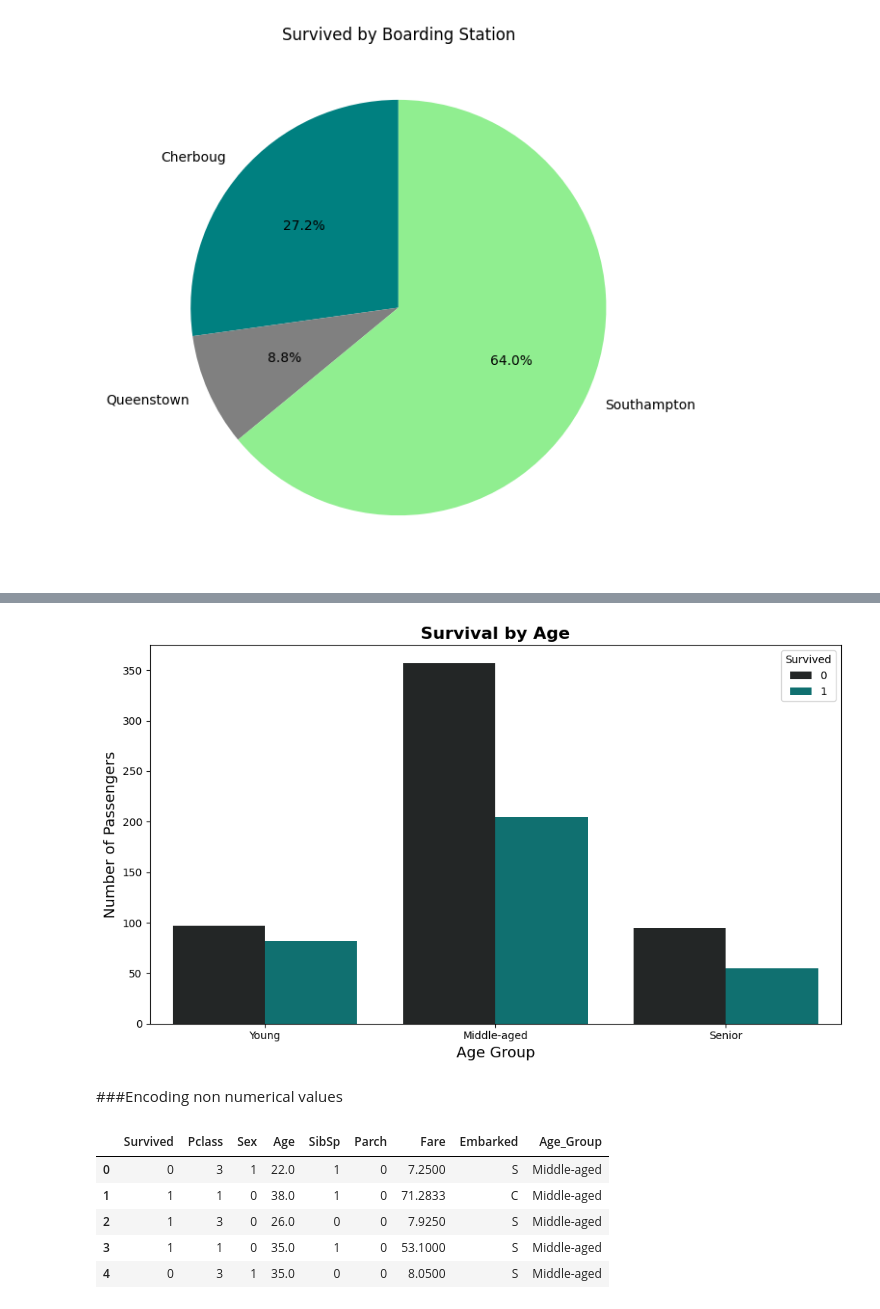
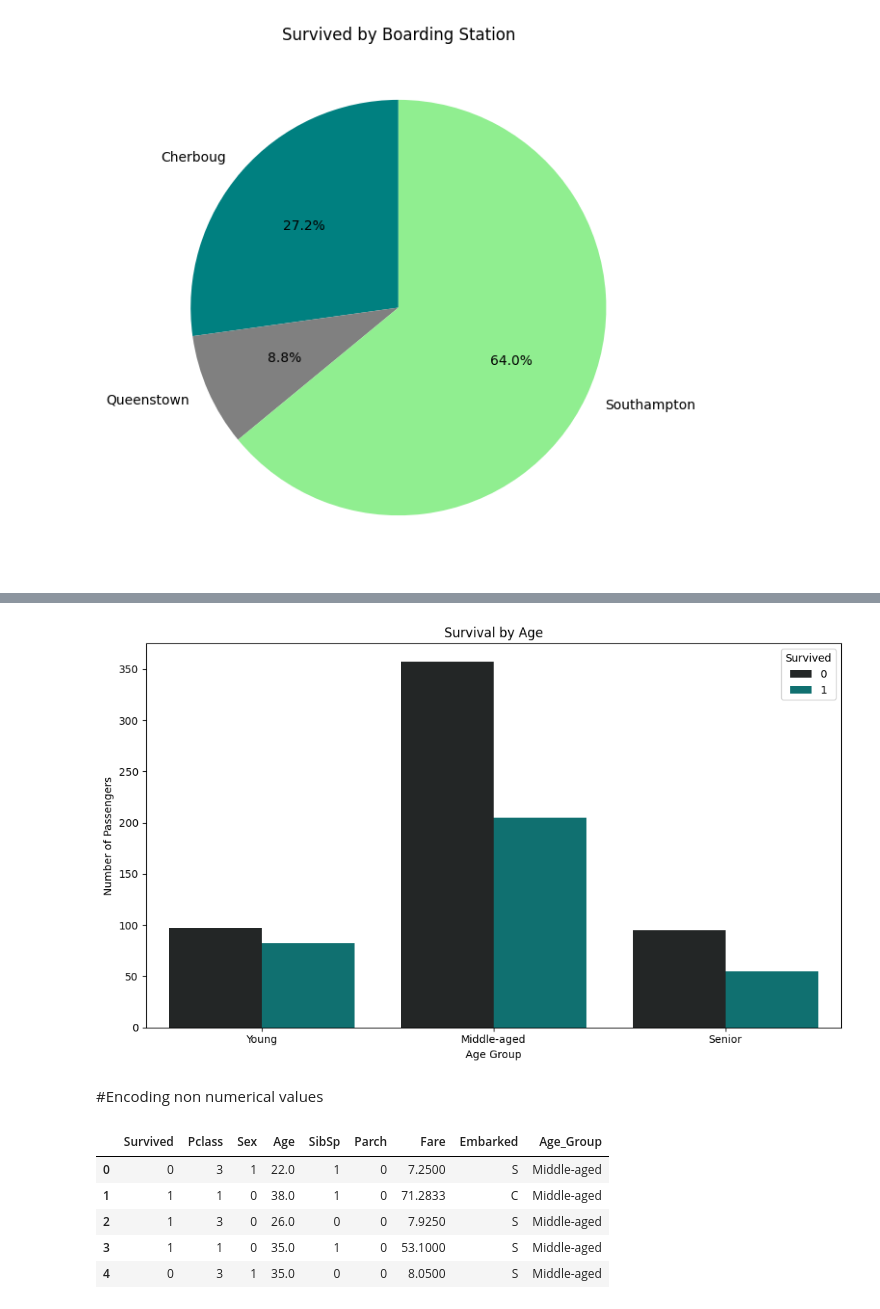
Before and after one commit to AkaniHelga/Classifying-Who-Survived-The-Titanic-Shipwreck-Or-Didn-t, a Jupyter notebook: train.ipynb, the cells around one changed output, grey strips where cells are left out. Cells and saved outputs as stored; diff of their text form; code cells hidden in the pictures.

```diff
--- a/train.ipynb
+++ b/train.ipynb
@@ -20,6 +30,6 @@ from sklearn.metrics import roc_curve, auc
 # %%
 #import data
-df = pd.read_csv(r"C:\Users\Admin\Downloads\LuxDev\notes\ml\supervised\logistic regression(classification)\survived\titanic.csv", encoding="latin1")
+df = pd.read_csv(r"C:\Users\Admin\Downloads\LuxDev\notes\ml\supervised\logistic regression(classification)\survived\titanic.csv")
 
 df.head()
 # %% [output]
@@ -254,31 +263,31 @@ plt.show()          # Show plot
 # %%
 # Visualize survival by age group
 # define bins and labels for different age ranges
 df['Age_Group'] = pd.cut(df['Age'], bins=[0, 20, 40, 80], labels=['Young', 'Middle-aged', 'Senior'])
 
 # Plot a count plot
 plt.figure(figsize=(10, 6))
 sns.countplot(x='Age_Group', hue='Survived', data=df, color="teal")
 
 # Add title and labels
-plt.title('Survival by Age', fontsize=16, weight='bold')
-plt.xlabel('Age Group', fontsize=14)
-plt.ylabel('Number of Passengers', fontsize=14)
+plt.title('Survival by Age')
+plt.xlabel('Age Group')
+plt.ylabel('Number of Passengers')
 
 plt.tight_layout()          # Show plot
 plt.show()
 # %% [output]
 [interactive output not drawn]
 [interactive output not drawn]
 [interactive output not drawn]
 [interactive output not drawn]
 [interactive output not drawn]
 [interactive output not drawn]
 [interactive output not drawn]
 [interactive output not drawn]
-[figure, old version]
+[figure, new version]
 # %% [markdown]
-###Encoding non numerical values
+#Encoding non numerical values
 # %%
 #label encoding for columns with 2 counts(survived)
 le = LabelEncoder()
```
Also changed, not shown: parts of 57 cells of this notebook, 3 other files.
